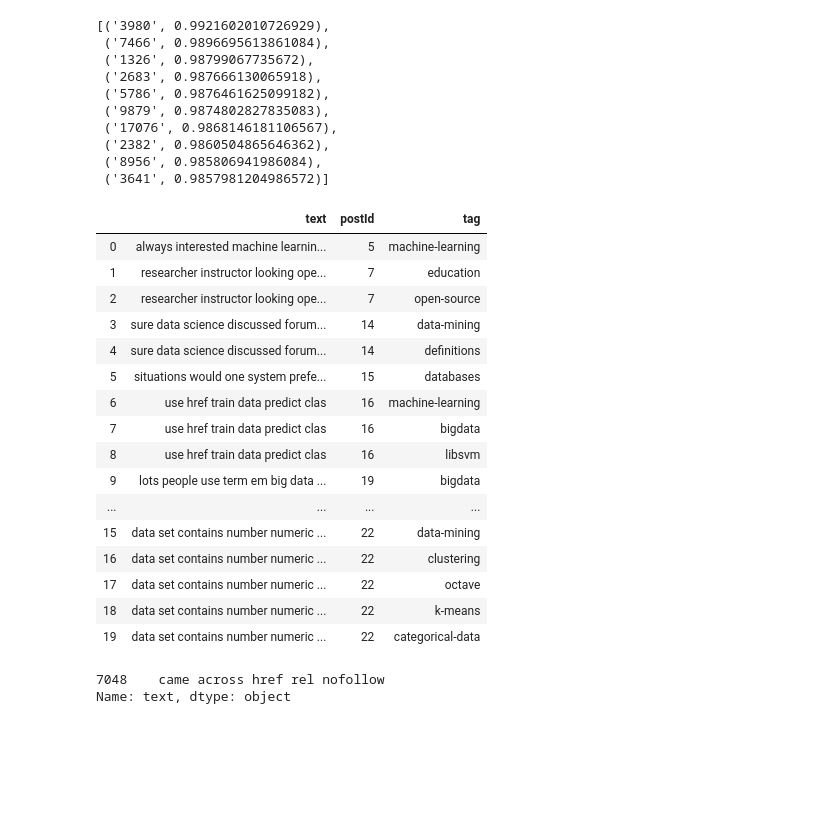
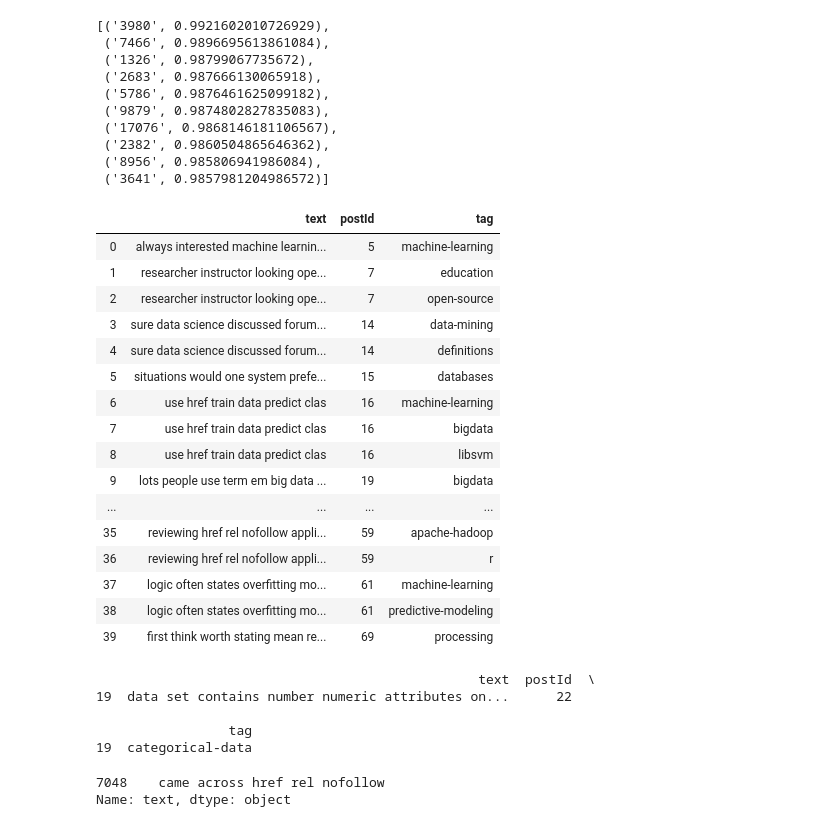
Before and after one commit to jonhealy1/stack_exchange_data_science, a Jupyter notebook: stack_data_science_node2vec_2.ipynb, the cells around one changed output. Drawn from its saved outputs; the diff is of its cells as text; code cells hidden in the pictures; blank space fills up the shorter version.

```diff
--- a/stack_data_science_node2vec_2.ipynb
+++ b/stack_data_science_node2vec_2.ipynb
@@ -432,25 +423,33 @@ model.most_similar('10799')
 # %%
 # print(neo4j_most_similar(model, '7048'))
 # %%
-my_df.head(20)
+my_df.head(40)
 # %% [output]
 |  | text | postId | tag |
 | 0 | always interested machine learnin... | 5 | machine-learning |
 | 1 | researcher instructor looking ope... | 7 | education |
 | 2 | researcher instructor looking ope... | 7 | open-source |
 | 3 | sure data science discussed forum... | 14 | data-mining |
 | 4 | sure data science discussed forum... | 14 | definitions |
 | 5 | situations would one system prefe... | 15 | databases |
 | 6 | use href train data predict clas | 16 | machine-learning |
 | 7 | use href train data predict clas | 16 | bigdata |
 | 8 | use href train data predict clas | 16 | libsvm |
 | 9 | lots people use term em big data ... | 19 | bigdata |
 | ... | ... | ... | ... |
-| 15 | data set contains number numeric ... | 22 | data-mining |
-| 16 | data set contains number numeric ... | 22 | clustering |
-| 17 | data set contains number numeric ... | 22 | octave |
-| 18 | data set contains number numeric ... | 22 | k-means |
-| 19 | data set contains number numeric ... | 22 | categorical-data |
+| 35 | reviewing href rel nofollow appli... | 59 | apache-hadoop |
+| 36 | reviewing href rel nofollow appli... | 59 | r |
+| 37 | logic often states overfitting mo... | 61 | machine-learning |
+| 38 | logic often states overfitting mo... | 61 | predictive-modeling |
+| 39 | first think worth stating mean re... | 69 | processing |
+# %%
+print(my_df.loc[[19]])
+# %% [output]
+                                                 text  postId  \
+19  data set contains number numeric attributes on...      22
+
+                 tag
+19  categorical-data
 # %%
 print(my_df.loc[[7048], 'text'])
 # %% [output]
```
Also changed, not shown: parts of 23 cells of this notebook, 5 other files.
